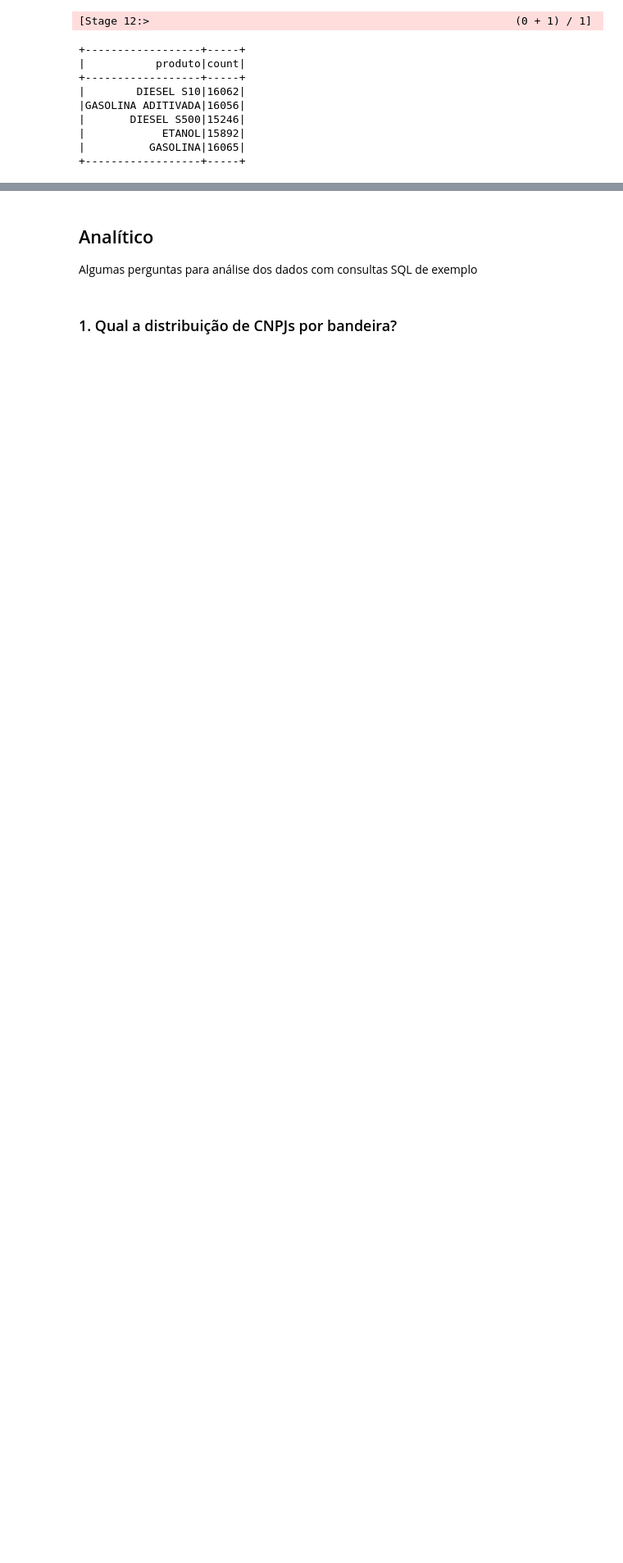
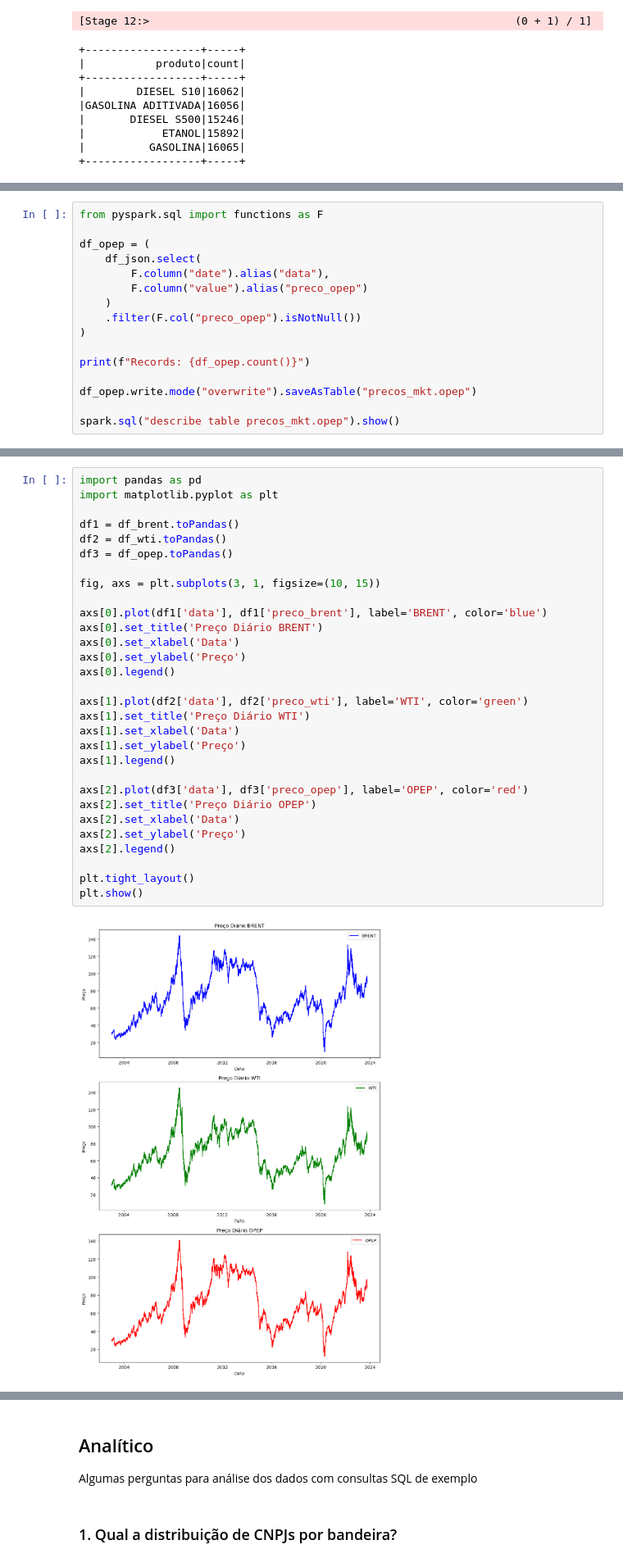
Before and after one commit to pinei/pyspark-precos-combustiveis, a Jupyter notebook: analise-dados.ipynb, the cells around one changed output, grey strips where cells are left out. Shown at 82% size. Drawn from its saved outputs; the diff is of its cells as text; blank space fills up the shorter version.

```diff
--- a/analise-dados.ipynb
+++ b/analise-dados.ipynb
@@ -363,0 +560,16 @@ E o valor de conversão entre Dolar e Real
+# %%
+from pyspark.sql import functions as F
+
+df_opep = (
+    df_json.select(
+        F.column("date").alias("data"),
+        F.column("value").alias("preco_opep")
+    )
+    .filter(F.col("preco_opep").isNotNull())
+)
+
+print(f"Records: {df_opep.count()}")
+
+df_opep.write.mode("overwrite").saveAsTable("precos_mkt.opep")
+
+spark.sql("describe table precos_mkt.opep").show()
@@ -363,0 +595,32 @@ E o valor de conversão entre Dolar e Real
+# %%
+import pandas as pd
+import matplotlib.pyplot as plt
+
+df1 = df_brent.toPandas()
+df2 = df_wti.toPandas()
+df3 = df_opep.toPandas()
+
+fig, axs = plt.subplots(3, 1, figsize=(10, 15))
+
+axs[0].plot(df1['data'], df1['preco_brent'], label='BRENT', color='blue')
+axs[0].set_title('Preço Diário BRENT')
+axs[0].set_xlabel('Data')
+axs[0].set_ylabel('Preço')
+axs[0].legend()
+
+axs[1].plot(df2['data'], df2['preco_wti'], label='WTI', color='green')
+axs[1].set_title('Preço Diário WTI')
+axs[1].set_xlabel('Data')
+axs[1].set_ylabel('Preço')
+axs[1].legend()
+
+axs[2].plot(df3['data'], df3['preco_opep'], label='OPEP', color='red')
+axs[2].set_title('Preço Diário OPEP')
+axs[2].set_xlabel('Data')
+axs[2].set_ylabel('Preço')
+axs[2].legend()
+
+plt.tight_layout()
+plt.show()
+# %% [output]
+[figure, added]
```
Also changed, not shown: parts of 34 cells of this notebook.
